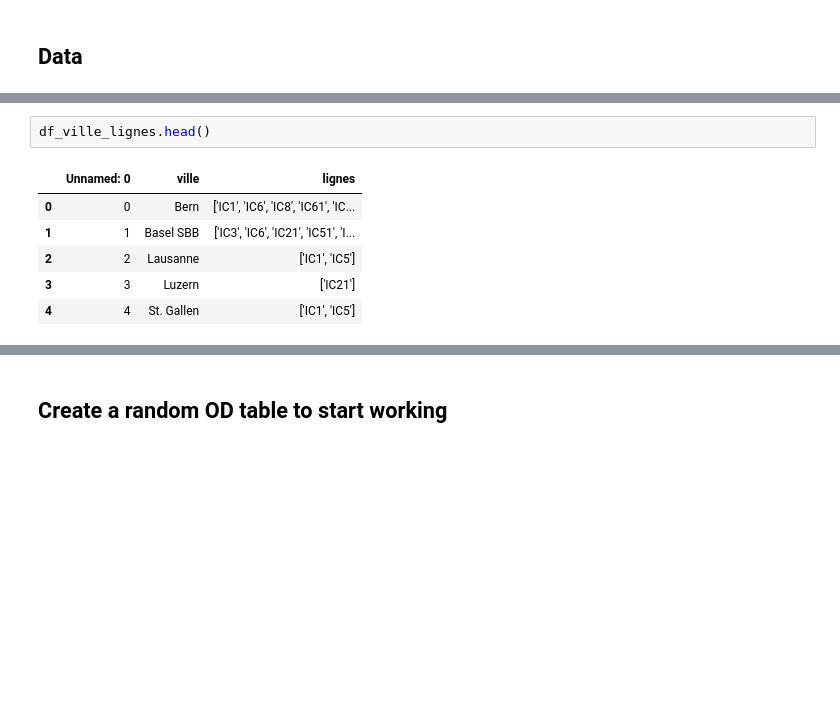
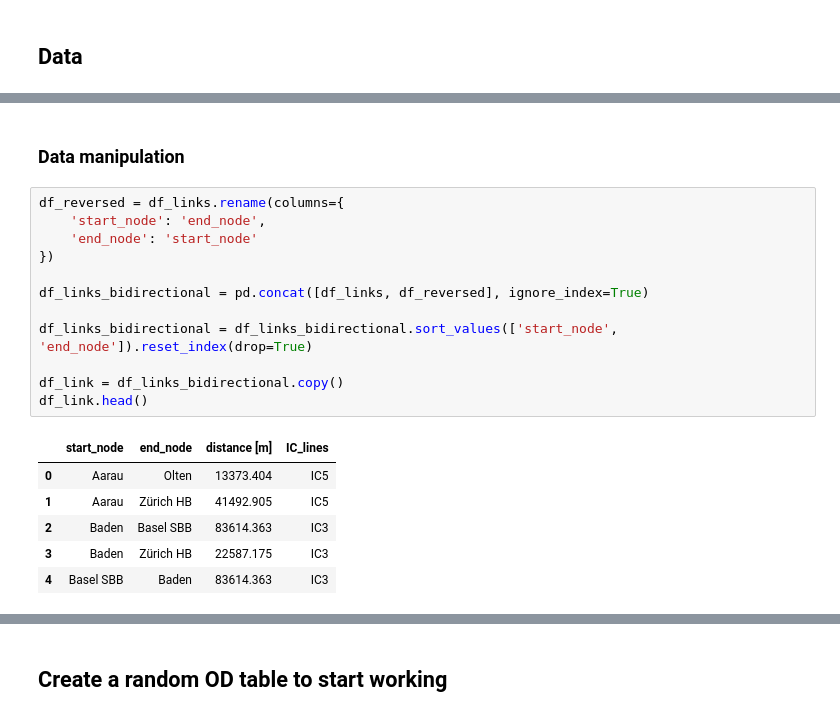
Before and after one commit to liuzzi29/Project_TN, a Jupyter notebook: Model.ipynb, the cells around one changed output, grey strips where cells are left out. Saved outputs shown, nothing was run; the diff lists cells and outputs as text; blank space fills up the shorter version.

```diff
--- a/Model.ipynb
+++ b/Model.ipynb
@@ -49,10 +50,22 @@ df_distances.head()
 5 rows × 23 columns
-# %%
-df_ville_lignes.head()
-# %% [output]
-|  | Unnamed: 0 | ville | lignes |
-| 0 | 0 | Bern | ['IC1', 'IC6', 'IC8', 'IC61', 'IC... |
-| 1 | 1 | Basel SBB | ['IC3', 'IC6', 'IC21', 'IC51', 'I... |
-| 2 | 2 | Lausanne | ['IC1', 'IC5'] |
-| 3 | 3 | Luzern | ['IC21'] |
-| 4 | 4 | St. Gallen | ['IC1', 'IC5'] |
+# %% [markdown]
+### Data manipulation
+# %%
+df_reversed = df_links.rename(columns={
+    'start_node': 'end_node',
+    'end_node': 'start_node'
+})
+
+df_links_bidirectional = pd.concat([df_links, df_reversed], ignore_index=True)
+
+df_links_bidirectional = df_links_bidirectional.sort_values(['start_node', 'end_node']).reset_index(drop=True)
+
+df_link = df_links_bidirectional.copy()
+df_link.head()
+# %% [output]
+|  | start_node | end_node | distance [m] | IC_lines |
+| 0 | Aarau | Olten | 13373.404 | IC5 |
+| 1 | Aarau | Zürich HB | 41492.905 | IC5 |
+| 2 | Baden | Basel SBB | 83614.363 | IC3 |
+| 3 | Baden | Zürich HB | 22587.175 | IC3 |
+| 4 | Basel SBB | Baden | 83614.363 | IC3 |
```
Also changed, not shown: parts of 25 cells of this notebook.
